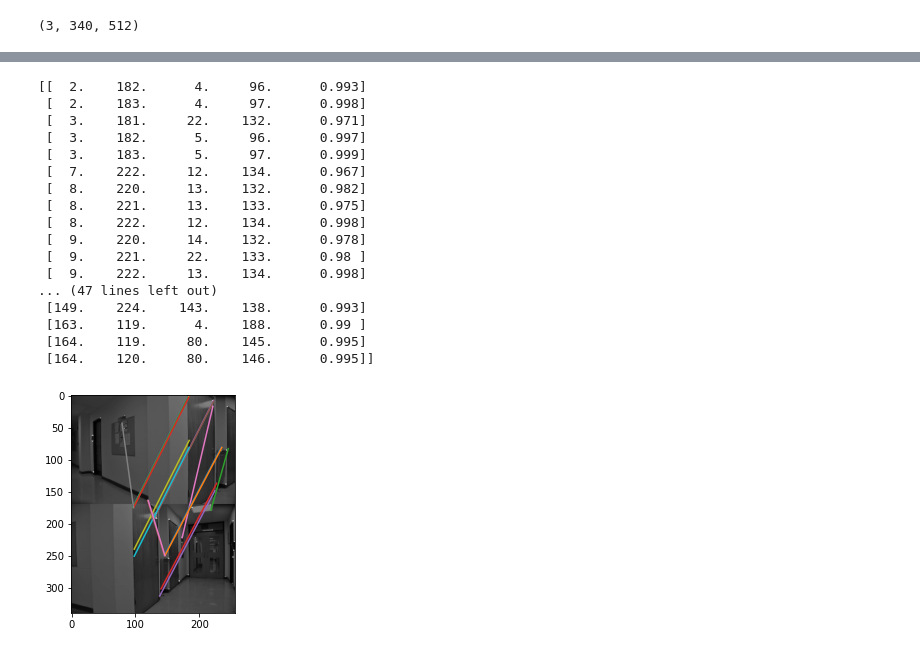
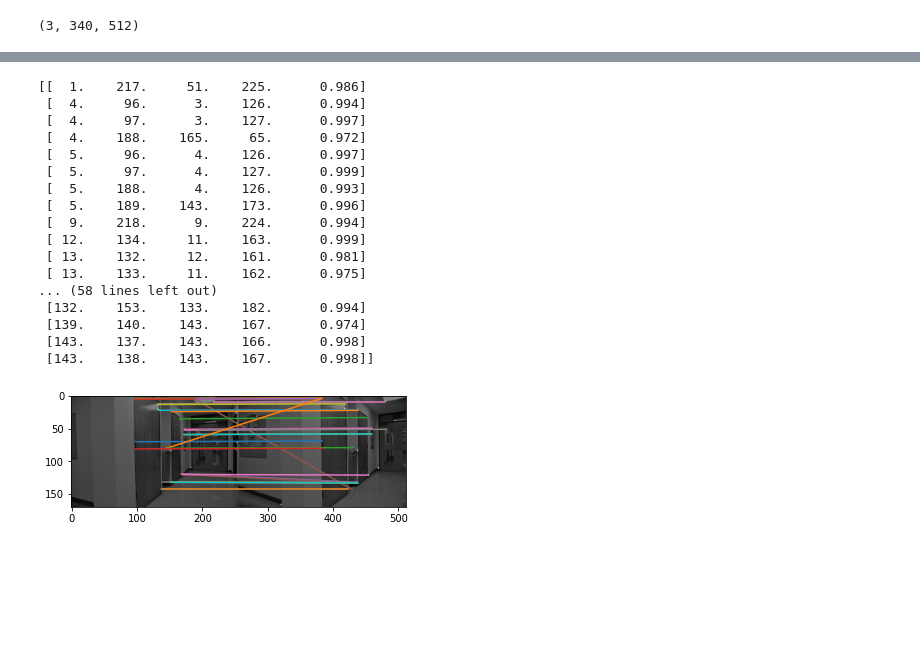
Before and after one commit to scheung97/EECE5639_ComputerVision, a Jupyter notebook: p2.ipynb, the cells around one changed output, grey strips where cells are left out. Saved outputs shown, nothing was run; the diff lists cells and outputs as text; code cells hidden in the pictures; blank space fills up the shorter version.

```diff
--- a/p2.ipynb
+++ b/p2.ipynb
@@ -158,7 +178,7 @@ def harris1(img):
 
     for i in range(1,image.shape[0]-1):
         for j in range(1,image.shape[1]-1):
-            window = image[i-1:i+2, j-1:j+2]
+            window = image[i-1:i+1, j-1:j+1]
             if image[i,j] == np.amax(window):
                 local_max[i,j] = image[i,j]
 
@@ -293,53 +313,55 @@ def match_patches(img1, img2, corners1, corners2):
                 #cv2_imshow(stacked_imgs)
                 match = np.array([h1,w1, h2,w2, ncc])
 
         matches[i,:] = match
 
     return matches
 
 def plot_matches(img1, img2, matches):
     # draw lines between matching patches
     h_offset = img1.shape[0]
     w_offset = img1.shape[1]
 
     print(np.round(matches,3))
     x = np.copy(matches[:,0:4:2])
-    x[:,1] = x[:,1] + h_offset
+    #x[:,1] = x[:,1] + h_offset
     #print(x)
     y = np.copy(matches[:,1:4:2])
+    y[:,1] = y[:,1] + w_offset
     #print(y)
 
-    stacked_imgs = np.vstack([img1, img2])
+    #stacked_imgs = np.vstack([img1, img2])
+    stacked_imgs = np.hstack([img1, img2])
     plt.imshow(stacked_imgs, cmap='gray')
 
     for i in range(0, x.shape[0]):
         if matches[i,-1] >= 0.99:
             # only draw really good matches
             plt.plot(y[i,:], x[i,:])
 
     return
 
 matches = match_patches(h_img1, h_img2, corners1, corners2)
 plot_matches(h_img1, h_img2, matches)
 # %% [output]
-[[  2.    182.      4.     96.      0.993]
- [  2.    183.      4.     97.      0.998]
- [  3.    181.     22.    132.      0.971]
- [  3.    182.      5.     96.      0.997]
- [  3.    183.      5.     97.      0.999]
- [  7.    222.     12.    134.      0.967]
- [  8.    220.     13.    132.      0.982]
- [  8.    221.     13.    133.      0.975]
- [  8.    222.     12.    134.      0.998]
- [  9.    220.     14.    132.      0.978]
- [  9.    221.     22.    133.      0.98 ]
- [  9.    222.     13.    134.      0.998]
-... (47 lines left out)
- [149.    224.    143.    138.      0.993]
- [163.    119.      4.    188.      0.99 ]
- [164.    119.     80.    145.      0.995]
- [164.    120.     80.    146.      0.995]]
+[[  1.    217.     51.    225.      0.986]
+ [  4.     96.      3.    126.      0.994]
+ [  4.     97.      3.    127.      0.997]
+ [  4.    188.    165.     65.      0.972]
+ [  5.     96.      4.    126.      0.997]
+ [  5.     97.      4.    127.      0.999]
+ [  5.    188.      4.    126.      0.993]
+ [  5.    189.    143.    173.      0.996]
+ [  9.    218.      9.    224.      0.994]
+ [ 12.    134.     11.    163.      0.999]
+ [ 13.    132.     12.    161.      0.981]
+ [ 13.    133.     11.    162.      0.975]
+... (58 lines left out)
+ [132.    153.    133.    182.      0.994]
+ [139.    140.    143.    167.      0.974]
+ [143.    137.    143.    166.      0.998]
+ [143.    138.    143.    167.      0.998]]
-[figure, old version]
+[figure, new version]
 # %%
 # iv. Estimate the homography using the above correspondences. Note that these
 # correspondences are likely to have many errors (outliers). That is ok: you
```
Also changed, not shown: parts of 5 cells of this notebook.
